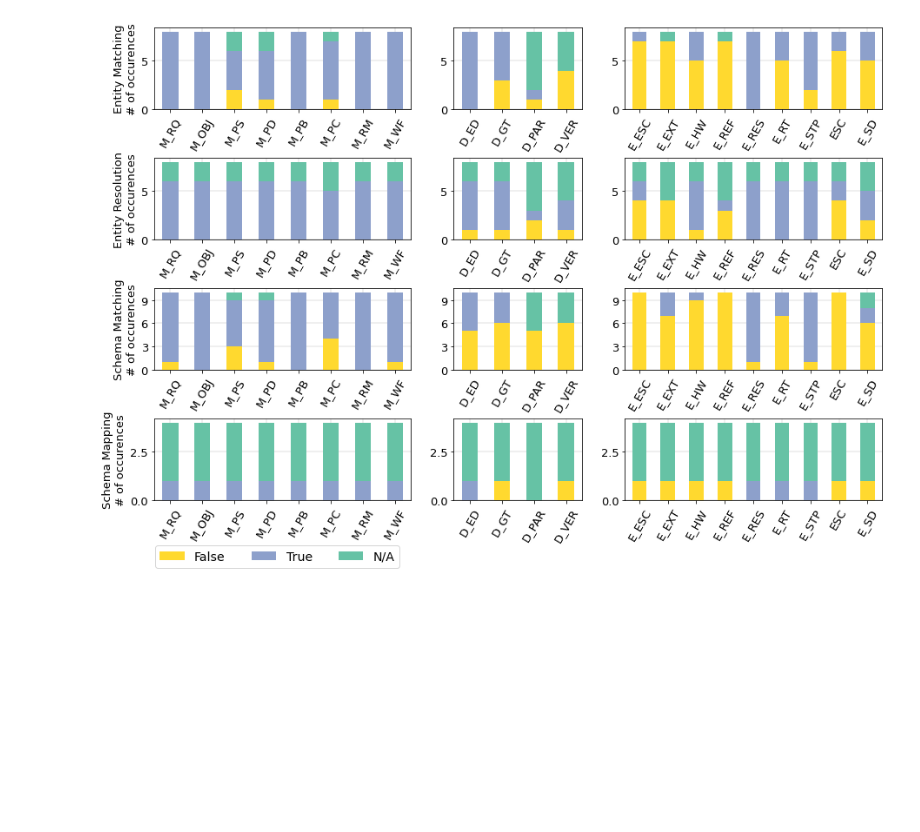
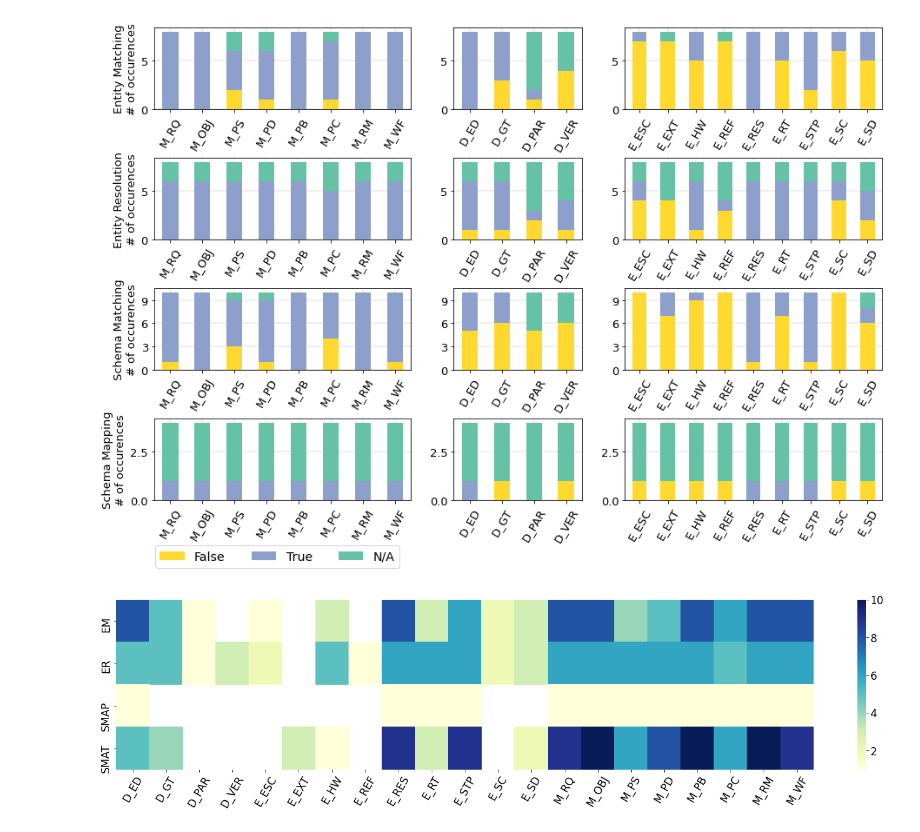
Before and after one commit to delftdata/reproducibility-matching-tasks, a Jupyter notebook: Process data.ipynb, the cells around one changed output. Cells and saved outputs as stored; diff of their text form; code cells hidden in the pictures; blank space fills up the shorter version.

```diff
--- a/Process data.ipynb
+++ b/Process data.ipynb
@@ -290,7 +290,7 @@ xticklabels = {
     'experiment_results': 'E_RES',
     'experiment_runtime': 'E_RT',
     'experiment_setup': 'E_STP',
-    'experiment_source_code': 'ESC',
+    'experiment_source_code': 'E_SC',
     'experiment_sw': 'E_SD',
     'method_contribution': 'M_RQ',
     'method_objective': 'M_OBJ',
@@ -343,3 +343,23 @@ plt.savefig('plots/distribution-task-variable.pdf', dpi=300,
             bbox_extra_artists=(lgd,), bbox_inches='tight')
 # %% [output]
 [figure]
+# %%
+# fig, axs = plt.subplots(3, 1, figsize=(15, 10), sharex=True)
+plt.figure(figsize=(25, 5))
+
+truedf = grouped_df.drop(['repro', False, 'N/A'], axis=1).pivot('task', 'variable', True)
+# falsedf = grouped_df.drop(['repro', True, 'N/A'], axis=1).pivot('task', 'variable', False)
+# nadf = grouped_df.drop(['repro', False, True], axis=1).pivot('task', 'variable', 'N/A')
+
+ax = sns.heatmap(truedf, cmap="YlGnBu")
+# sns.heatmap(falsedf, ax=axs[1])
+# sns.heatmap(nadf, ax=axs[2])
+
+# for ax in axs:
+ax.set_xlabel('')
+ax.set_ylabel('')
+ticks = ax.set_xticklabels(list(map(lambda x: xticklabels[x.get_text()], ax.get_xticklabels())), rotation='60')
+
+plt.savefig('plots/heatmap-true-variables.pdf', dpi=300, bbox_inches='tight')
+# %% [output]
+[figure, added]
```
Also changed, not shown: parts of 2 cells of this notebook, 8 other files.
